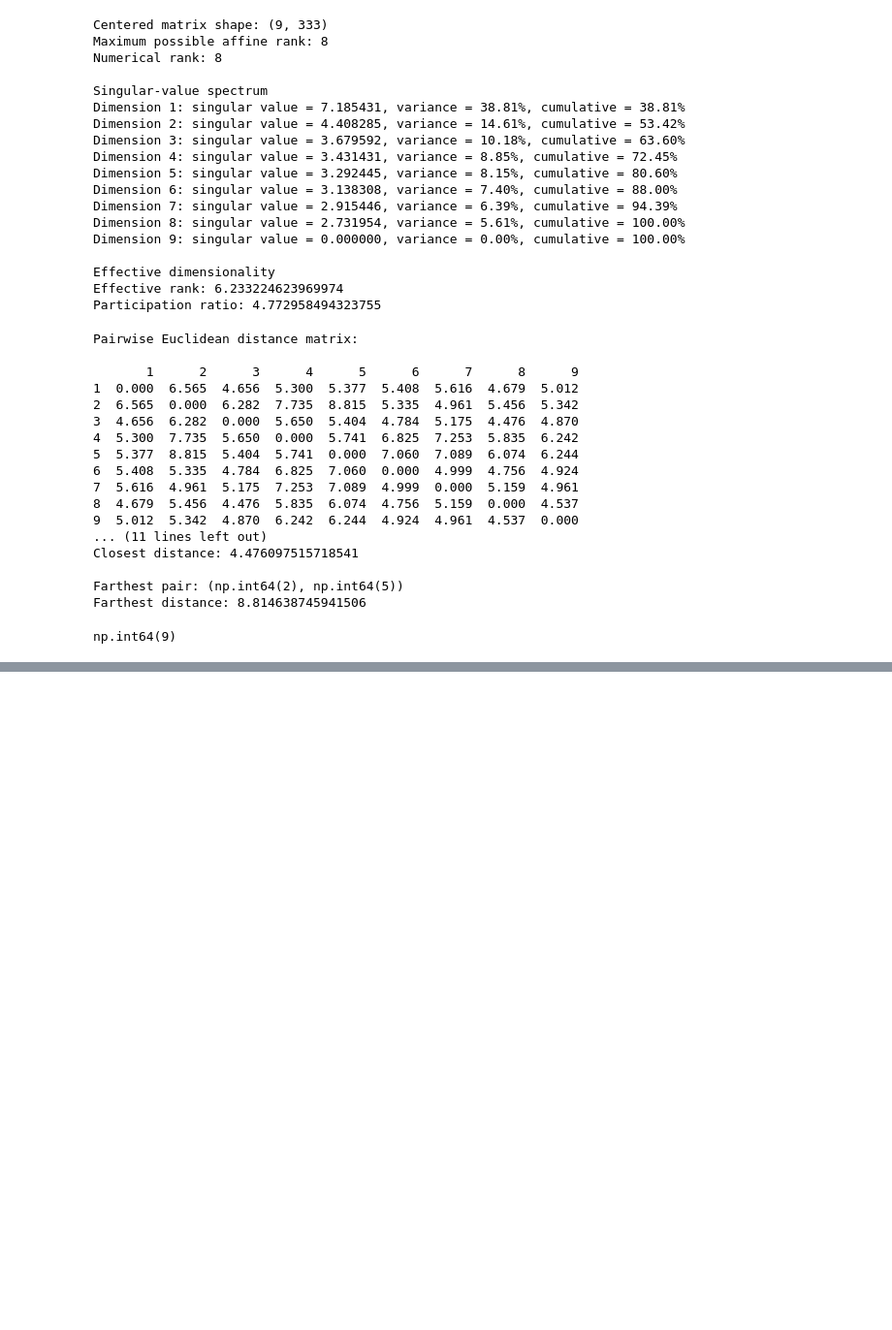
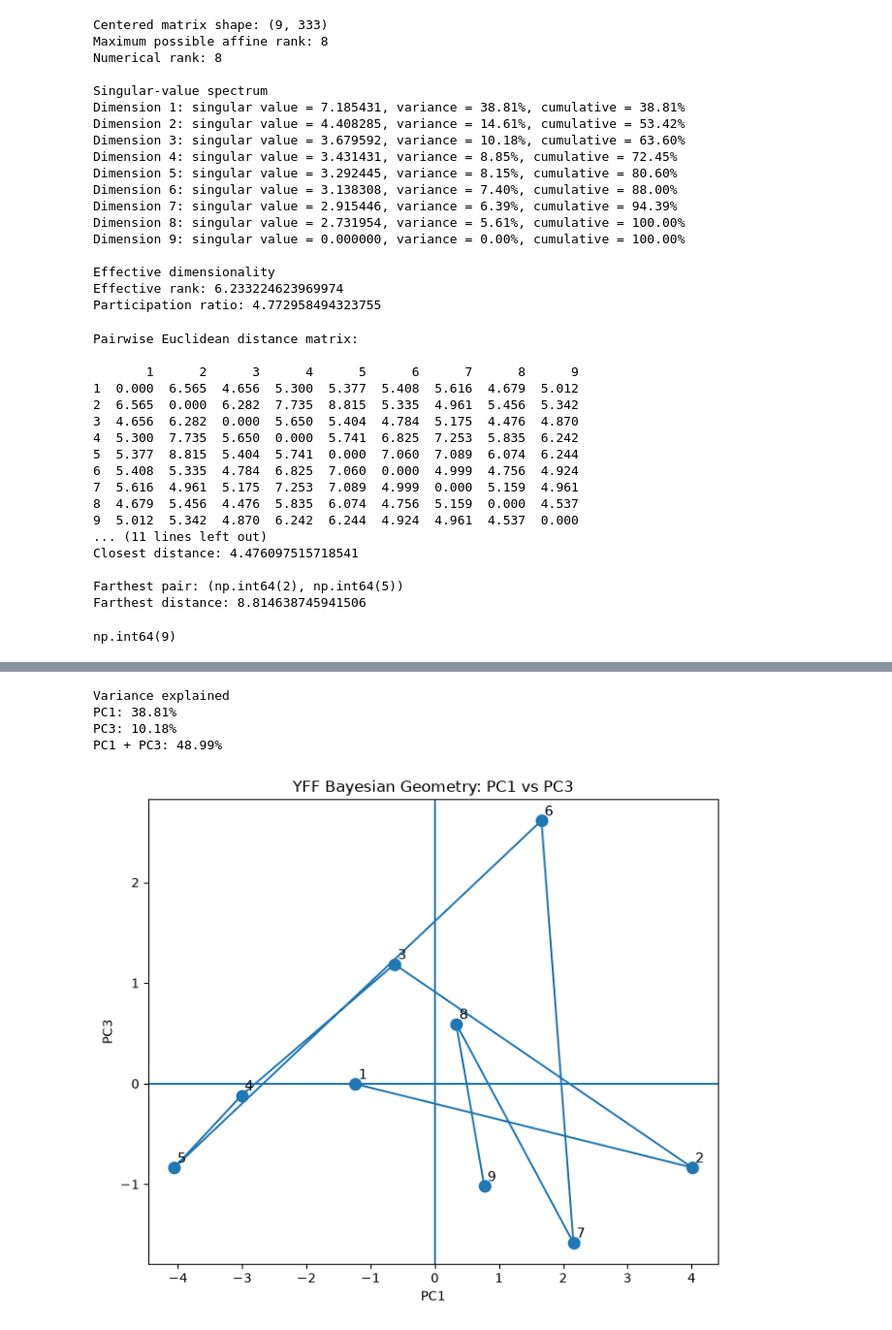
Before and after one commit to Shafiq-Abdu/number-simplex-reproduction, a Jupyter notebook: notebooks1/10_bayesian_lambda_geometry.ipynb, the cells around one changed output, grey strips where cells are left out. Shown at 97% size. Saved outputs shown, nothing was run; the diff lists cells and outputs as text; code cells hidden in the pictures; blank space fills up the shorter version.

```diff
--- a/notebooks1/10_bayesian_lambda_geometry.ipynb
+++ b/notebooks1/10_bayesian_lambda_geometry.ipynb
@@ -390,0 +468,57 @@ np.int64(9)
+# %%
+# --------------------------------------------------
+# Step 5C: PC1 vs PC3
+# --------------------------------------------------
+
+pc1 = Z[:, 0]
+pc3 = Z[:, 2]
+
+print("Variance explained")
+print(f"PC1: {100 * explained_variance_ratio[0]:.2f}%")
+print(f"PC3: {100 * explained_variance_ratio[2]:.2f}%")
+print(
+    f"PC1 + PC3: "
+    f"{100 * (explained_variance_ratio[0] + explained_variance_ratio[2]):.2f}%"
+)
+
+numbers = np.arange(1, 10)
+
+plt.figure(figsize=(7, 6))
+
+plt.scatter(
+    pc1,
+    pc3,
+    s=80
+)
+
+# Number labels
+for i, num in enumerate(numbers):
+    plt.text(
+        pc1[i] + 0.05,
+        pc3[i] + 0.05,
+        str(num),
+        fontsize=11
+    )
+
+# Connect canonical numerical order
+plt.plot(
+    pc1,
+    pc3
+)
+
+# Origin
+plt.axhline(0)
+plt.axvline(0)
+
+plt.xlabel("PC1")
+plt.ylabel("PC3")
+plt.title("YFF Bayesian Geometry: PC1 vs PC3")
+
+plt.tight_layout()
+plt.show()
+# %% [output]
+Variance explained
+PC1: 38.81%
+PC3: 10.18%
+PC1 + PC3: 48.99%
+[figure, added]
```
Also changed, not shown: parts of 12 cells of this notebook, 1 other file.
